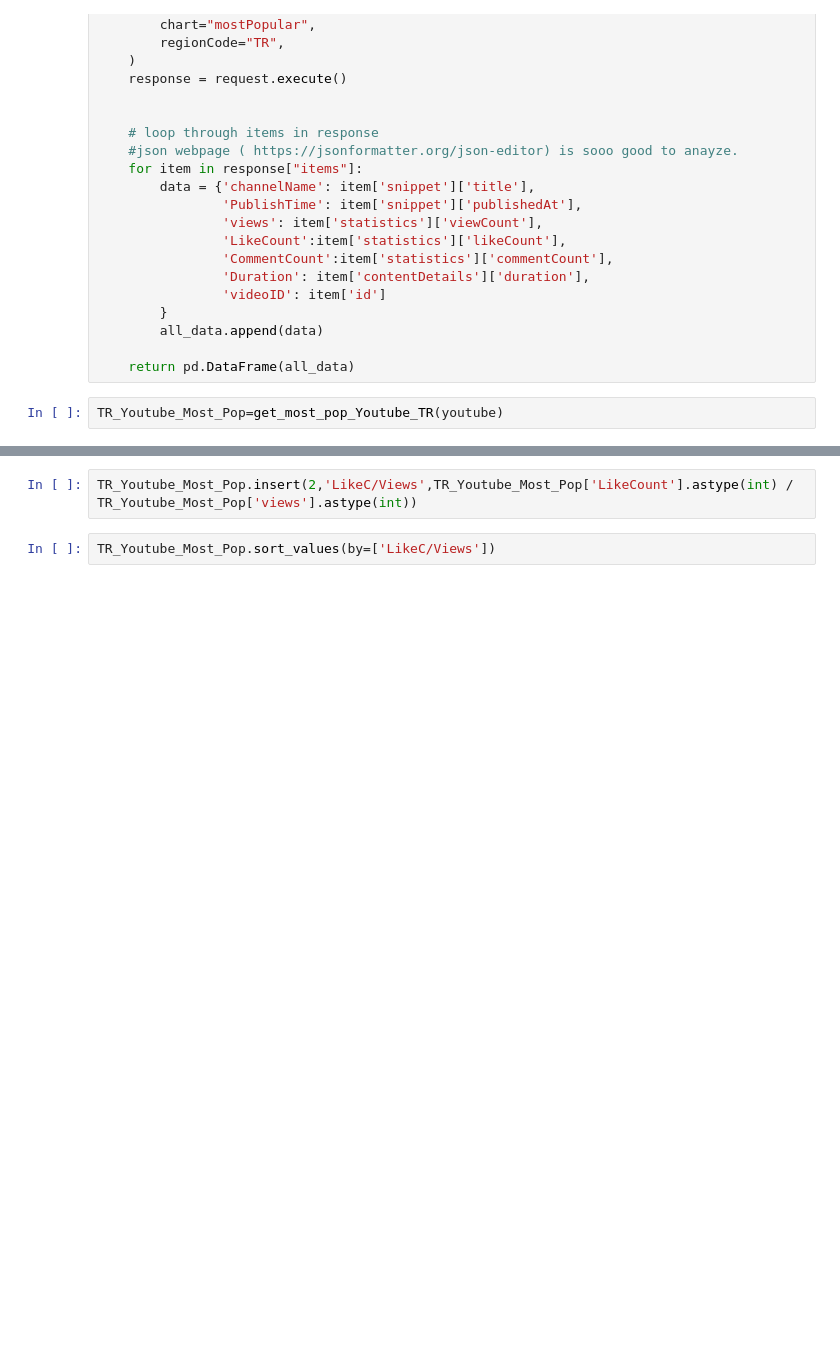
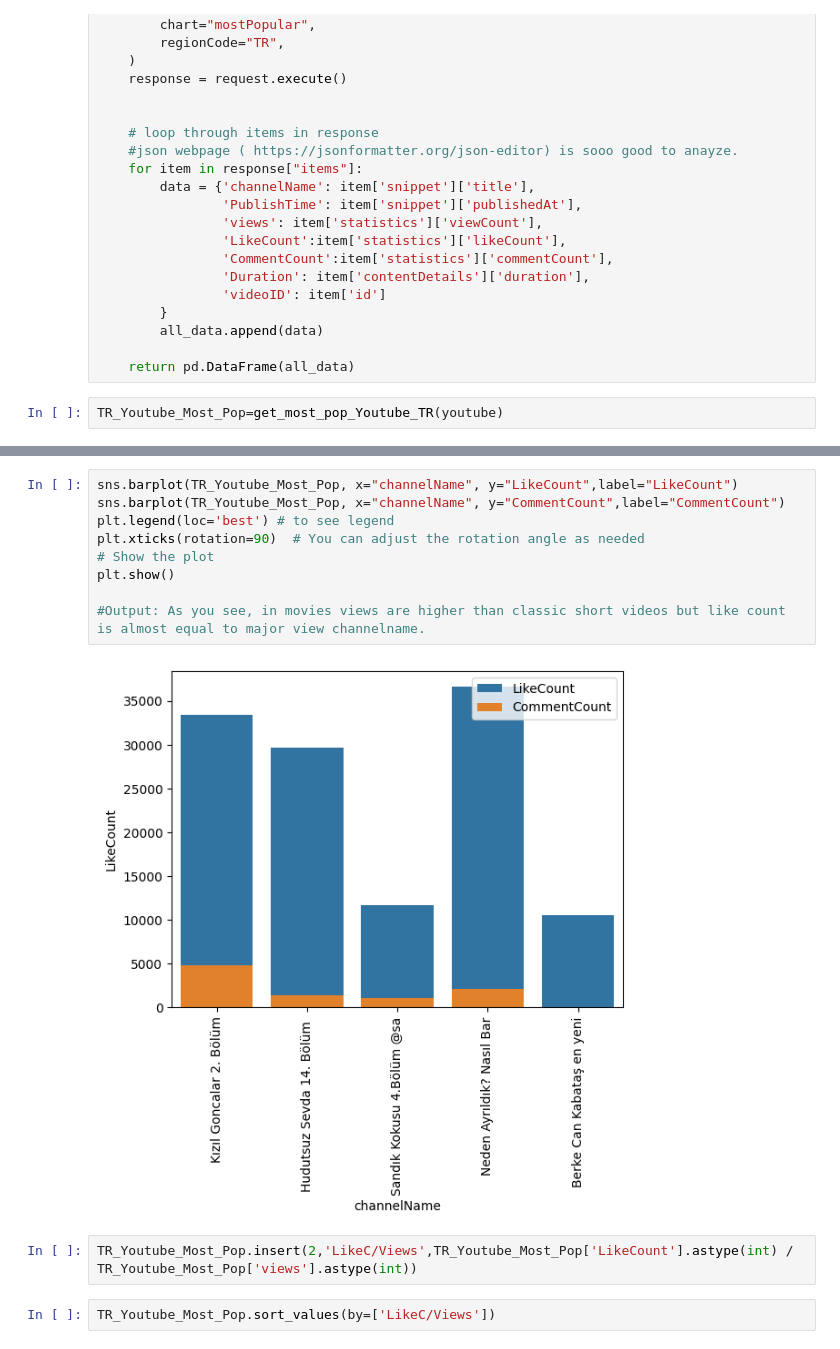
Before and after one commit to nurfkutlu/Youtube_API_Project, a Jupyter notebook: Youtube_Most_Popular.ipynb, the cells around one changed output, grey strips where cells are left out. Saved outputs shown, nothing was run; the diff lists cells and outputs as text; blank space fills up the shorter version.

```diff
--- a/Youtube_Most_Popular.ipynb
+++ b/Youtube_Most_Popular.ipynb
@@ -88,3 +168,14 @@ TR_Youtube_Most_Pop.head()
+# %%
+sns.barplot(TR_Youtube_Most_Pop, x="channelName", y="LikeCount",label="LikeCount")
+sns.barplot(TR_Youtube_Most_Pop, x="channelName", y="CommentCount",label="CommentCount")
+plt.legend(loc='best') # to see legend
+plt.xticks(rotation=90)  # You can adjust the rotation angle as needed
+# Show the plot
+plt.show()
+
+#Output: As you see, in movies views are higher than classic short videos but like count is almost equal to major view channelname.
+# %% [output]
+[figure, added]
 # %%
 TR_Youtube_Most_Pop.insert(2,'LikeC/Views',TR_Youtube_Most_Pop['LikeCount'].astype(int) / TR_Youtube_Most_Pop['views'].astype(int))
 # %%
```
Also changed, not shown: parts of 32 cells of this notebook.
